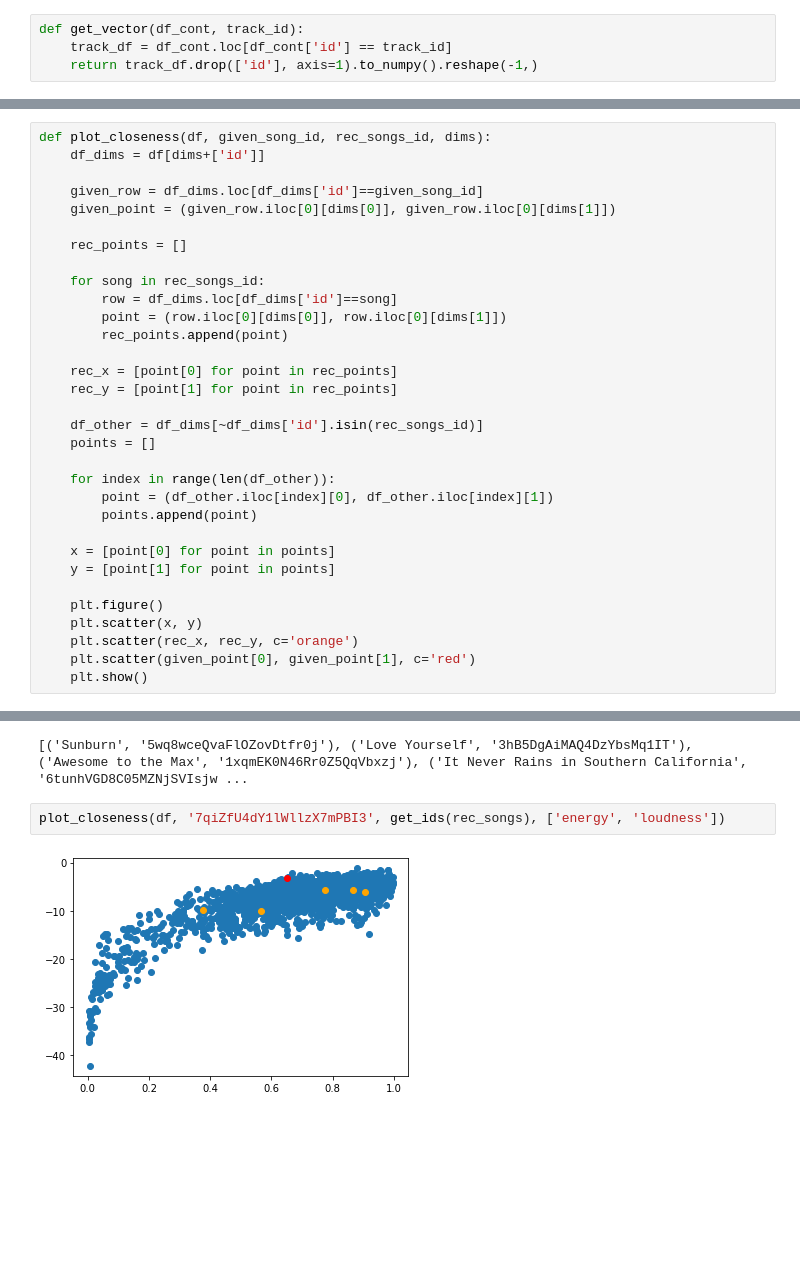
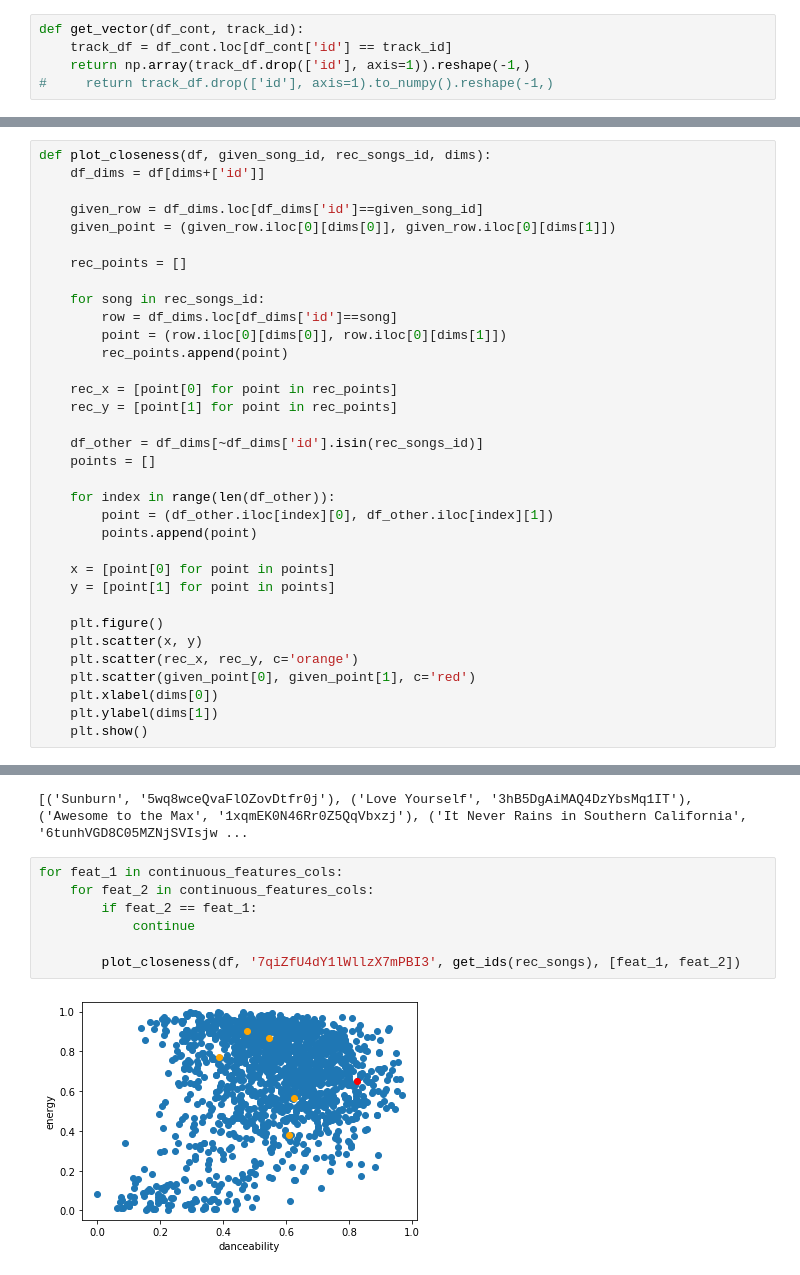
Before and after one commit to AntonioCuan/Music-Recommender, a Jupyter notebook: Music Recommender.ipynb, the cells around one changed output, grey strips where cells are left out. Cells and saved outputs as stored; diff of their text form; blank space fills up the shorter version.

```diff
--- a/Music Recommender.ipynb
+++ b/Music Recommender.ipynb
@@ -97,7 +67,8 @@ def clean_df(df, dropped_cols):
 # %%
 def get_vector(df_cont, track_id):
     track_df = df_cont.loc[df_cont['id'] == track_id]
-    return track_df.drop(['id'], axis=1).to_numpy().reshape(-1,)
+    return np.array(track_df.drop(['id'], axis=1)).reshape(-1,)
+#     return track_df.drop(['id'], axis=1).to_numpy().reshape(-1,)
 # %%
 """
 Recommends a given number of songs that are similar to a given song using minimum Euclidean distance.
@@ -167,6 +138,8 @@ def plot_closeness(df, given_song_id, rec_songs_id, dims):
     plt.scatter(x, y)
     plt.scatter(rec_x, rec_y, c='orange')
     plt.scatter(given_point[0], given_point[1], c='red')
+    plt.xlabel(dims[0])
+    plt.ylabel(dims[1])
     plt.show()
 # %%
 # for reference
@@ -184,7 +157,12 @@ rec_songs = min_euclid_dist_recommender(df, '7qiZfU4dY1lWllzX7mPBI3', 5, dropped
 print(rec_songs)
 # %% [output]
 [('Sunburn', '5wq8wceQvaFlOZovDtfr0j'), ('Love Yourself', '3hB5DgAiMAQ4DzYbsMq1IT'), ('Awesome to the Max', '1xqmEK0N46Rr0Z5QqVbxzj'), ('It Never Rains in Southern California', '6tunhVGD8C05MZNjSVIsjw ...
-# %%
-plot_closeness(df, '7qiZfU4dY1lWllzX7mPBI3', get_ids(rec_songs), ['energy', 'loudness'])
-# %% [output]
-[figure, removed]
+# %%
+for feat_1 in continuous_features_cols:
+    for feat_2 in continuous_features_cols:
+        if feat_2 == feat_1:
+            continue
+
+        plot_closeness(df, '7qiZfU4dY1lWllzX7mPBI3', get_ids(rec_songs), [feat_1, feat_2])
+# %% [output]
+[figure, added]
```
Also changed, not shown: parts of 13 cells of this notebook.
